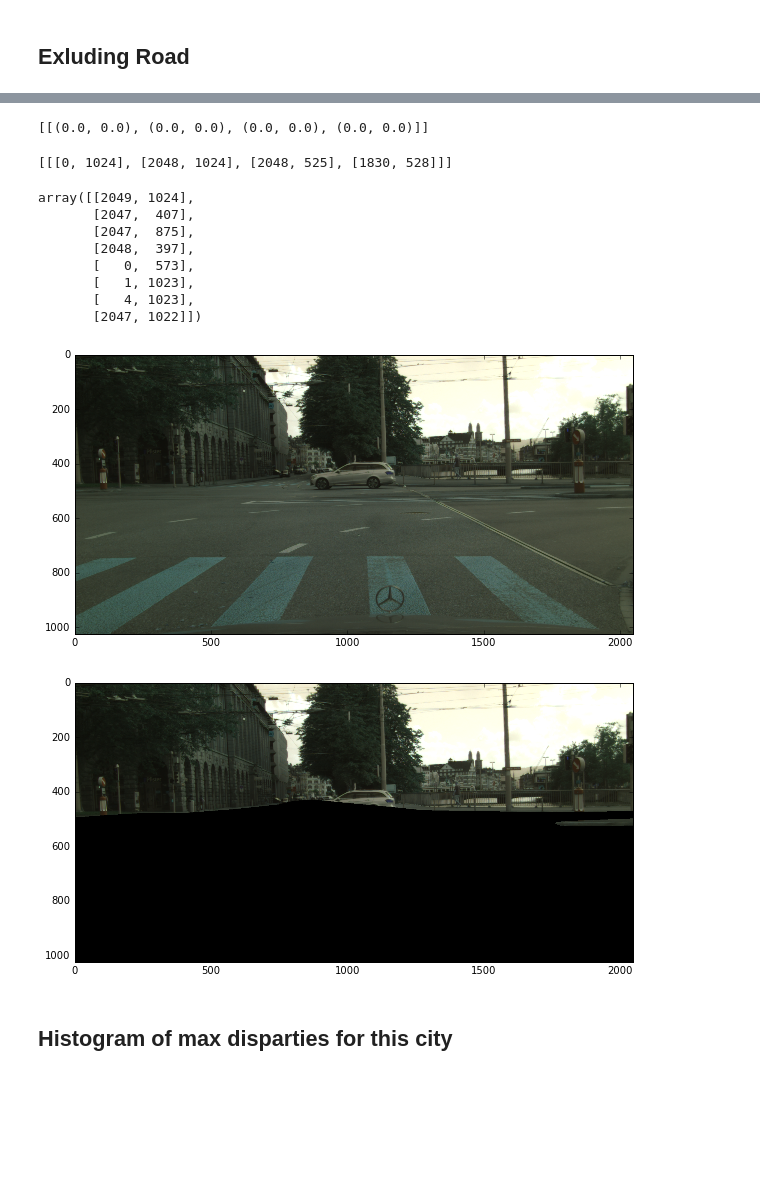
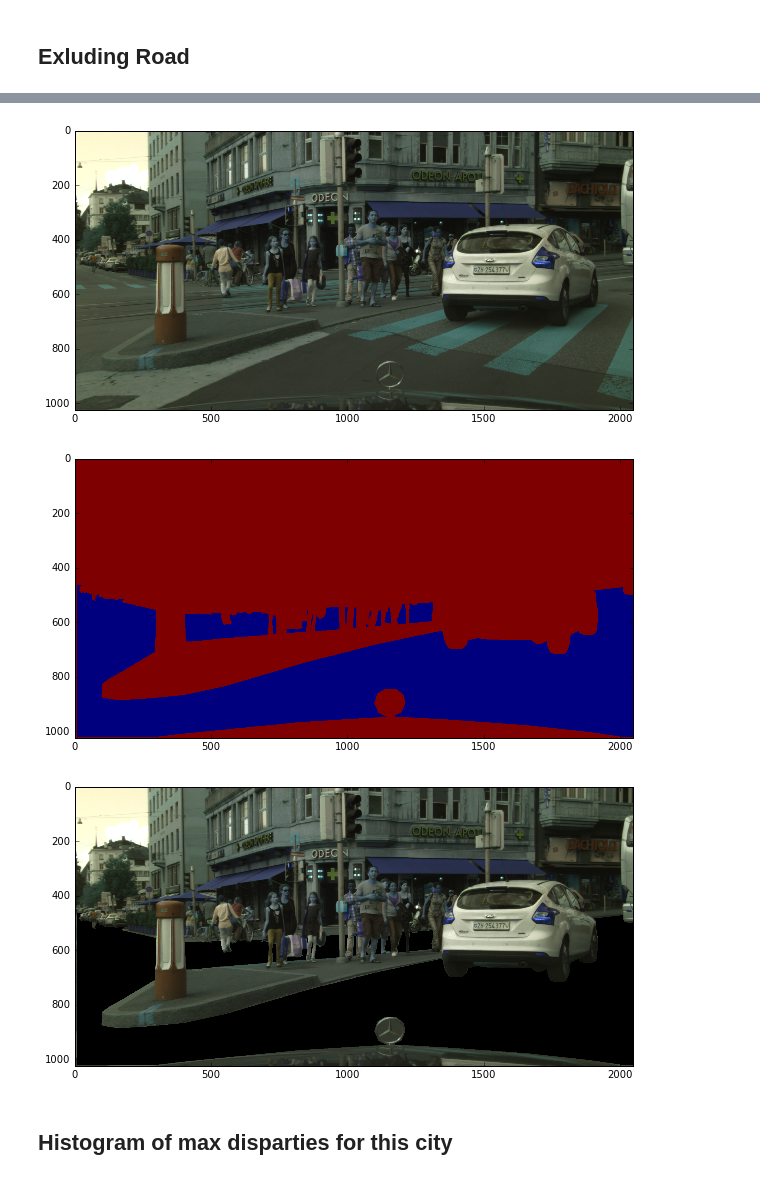
Before and after one commit to Avidereta/dl_project, a Jupyter notebook: preprocess_cityscapes.ipynb, the cells around one changed output, grey strips where cells are left out. Saved outputs shown, nothing was run; the diff lists cells and outputs as text; code cells hidden in the pictures; blank space fills up the shorter version.

Commit message:
ADD: lasr exclude road

```diff
--- a/preprocess_cityscapes.ipynb
+++ b/preprocess_cityscapes.ipynb
@@ -96,8 +85,8 @@ def ReadAnnoImgPath(mode=mode, city=city):
         # absolute path to the directory with annotations
     path_anno_dir = os.path.normpath(os.path.join(cityscapesPath,'gtFine', mode, city))
     # list of absolute paths to annotations
-    path_anno = glob.glob(path_anno_dir + '/*color.png')
-    path_anno.sort()
+    path_anno_imgs = glob.glob(path_anno_dir + '/*color.png')
+    path_anno_imgs.sort()
 
     print 'ReadAnnoPaths.', '%s %s: number of annotations is' %(mode,city), len(disp_imgs)
 
@@ -148,8 +137,7 @@ def ExtractPolygon(json_file, label='road'):
 
 
 # make disparitis = 0 for the road points
-# TODO DEBUG
-def ExcludeRoadDisp(img, polygon):
+def ExcludeRoadDisp(img, ):
     '''
     @param polygon -- list of points coordinates
     '''
@@ -229,7 +217,8 @@ def Plot(img):
 imgs = ReadImgPaths()
 disp_imgs = ReadDispPaths()
 annos = ReadAnnoPaths()
-anno_imgs = Read
+anno_imgs = ReadAnnoImgPath()
+
 print disp_imgs[0]
 
 filename = os.path.split(imgs[0])[1]
@@ -341,44 +289,32 @@ Plot(mask)
-# %%
-[zip(X, Y)]
-# %% [output]
-[[(0.0, 0.0), (0.0, 0.0), (0.0, 0.0), (0.0, 0.0)]]
-# %%
-[polygon.tolist()[:4]]
-# %% [output]
-[[[0, 1024], [2048, 1024], [2048, 525], [1830, 528]]]
-# %%
-polygon
-# %% [output]
-array([[2049, 1024],
-       [2047,  407],
-       [2047,  875],
-       [2048,  397],
-       [   0,  573],
-       [   1, 1023],
-       [   4, 1023],
-       [2047, 1022]])
 # %%
-i = 0
+i = 42
 img = cv2.imread(imgs[i])
 polygon = ExtractPolygon(annos[i])
-# print polygon
-Plot(cv2.imread(imgs[i]))
+anno_img = cv2.imread(anno_imgs[i])
 
-# mask defaulting to black for 3-channel and transparent for 4-channel
-# (of course replace corners with yours)
+x = np.arange(anno_img.shape[1])
+y = np.arange(anno_img.shape[0])
+
+excl_road = (anno_img != np.array([[[128, 64, 128]]]))[:, :, 0].astype(np.uint8)
+
+Plot(img)
+Plot(excl_road)
+
+
 mask = np.ones(img.shape[:2], dtype=np.uint8)
 roi_corners = np.array([polygon], dtype=np.int32)
-# fill the ROI so it doesn't get wiped out when the mask is applied
-channel_count = img.shape[2]  # i.e. 3 or 4 depending on your image
+
+channel_count = img.shape[2]
 ignore_mask_color = (0,)*channel_count
 cv2.fillPoly(mask, roi_corners, ignore_mask_color)
 
 # apply the mask
-masked_image = cv2.bitwise_and(img, img, mask=mask)
+masked_image = cv2.bitwise_and(img, img, mask=excl_road)
 Plot(masked_image)
 # %% [output]
-[figure, old version]
+[figure, new version]
-[figure, old version]
+[figure, new version]
+[figure, added]
 # %% [markdown]
 ## Histogram of max disparties for this city
 # %%
```
Also changed, not shown: parts of 5 cells of this notebook.
